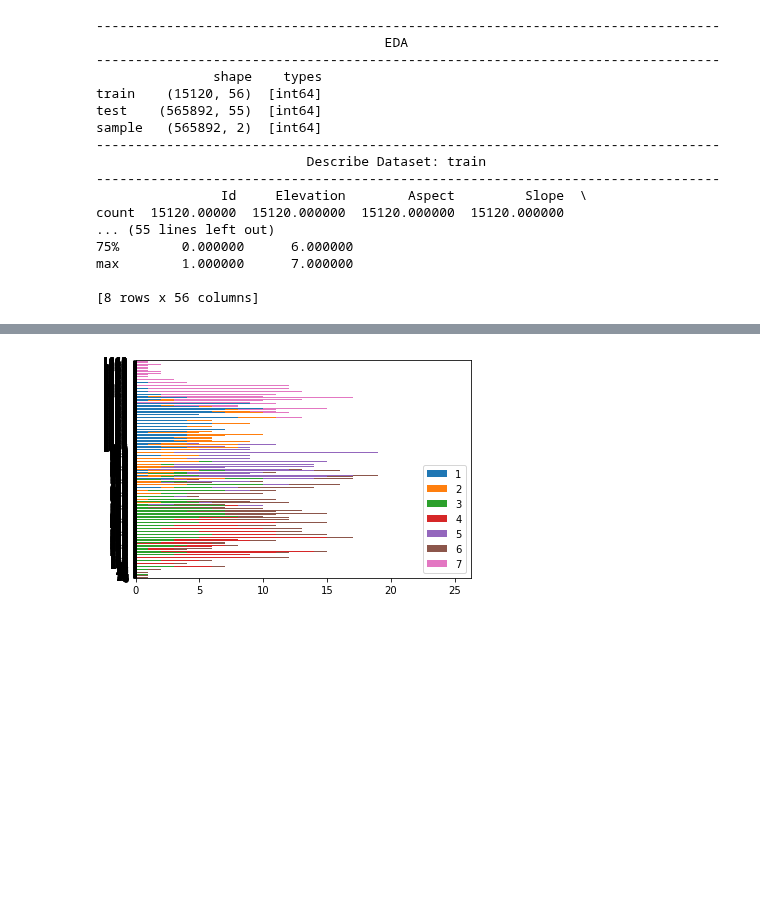
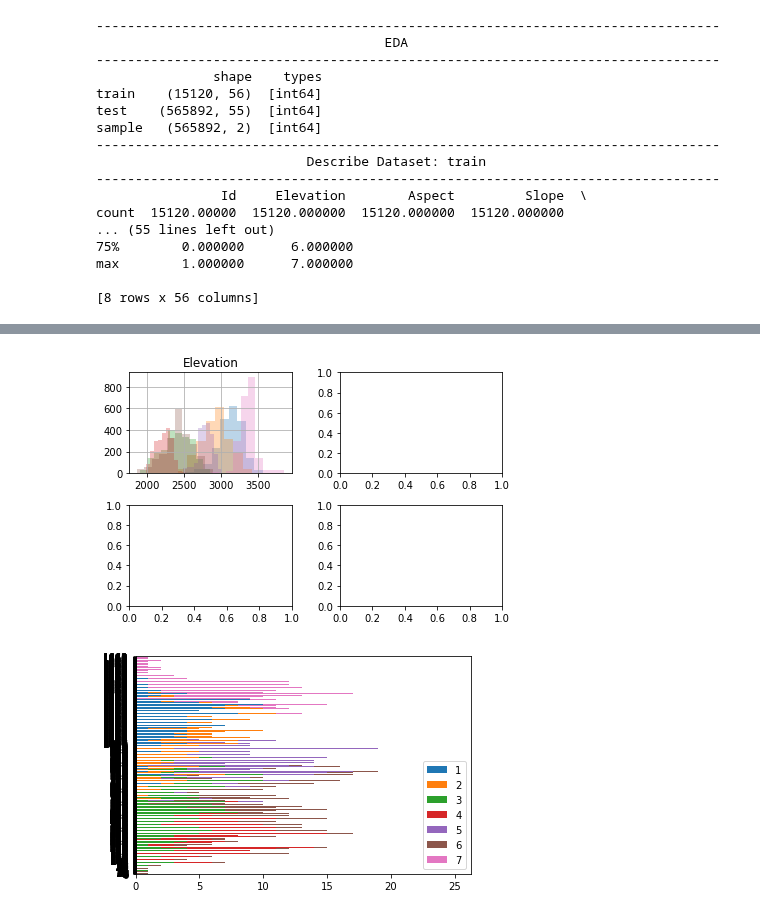
Before and after one commit to tiffapedia/w207-final, a Jupyter notebook: DivyaGorantla_RamIyer_TiffanyJaya_SteveSanders.ipynb, the cells around one changed output, grey strips where cells are left out. Drawn from its saved outputs; the diff is of its cells as text; code cells hidden in the pictures; blank space fills up the shorter version.

Commit message:
testing out plotting

```diff
--- a/DivyaGorantla_RamIyer_TiffanyJaya_SteveSanders.ipynb
+++ b/DivyaGorantla_RamIyer_TiffanyJaya_SteveSanders.ipynb
@@ -214,3 +199,25 @@ for column in train.columns[1:11]:
+# %%
+# plot histogram of each column (aka feature)
+
+# 1. plot without overlay
+#for column in train.columns[1:11]:
+#    train.groupby('Cover_Type').hist(column=column, alpha=0.3)
+
+# 2. plot with overlay
+nrows = 2
+ncols = 2
+fig, axes = plt.subplots(nrows=nrows, ncols=ncols)
+ax_ct, ax_1, ax_2, ax_3 = axes.flatten()
+
+for label, data in train.groupby('Cover_Type')['Elevation']:
+    data.hist(alpha=0.3, ax=ax_ct)
+ax_ct.set_title('Elevation')
+ax_ct.legend()
+
+fig.tight_layout()
+plt.show()
+# %% [output]
+[figure, added]
 # %%
 # visualize elevation by cover types
 # 1. count the number of cover types per elevation
```
Also changed, not shown: parts of 3 cells of this notebook.
